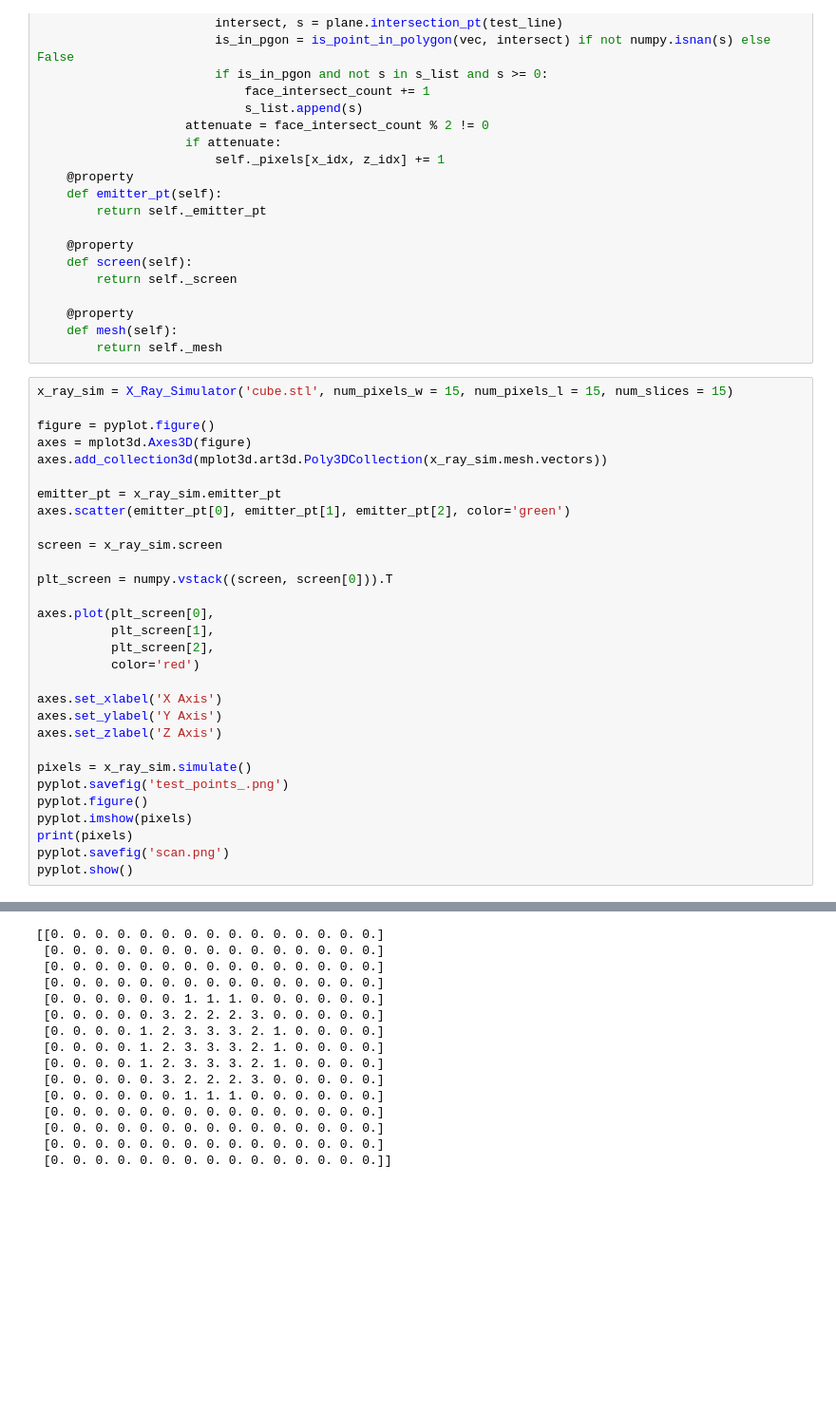
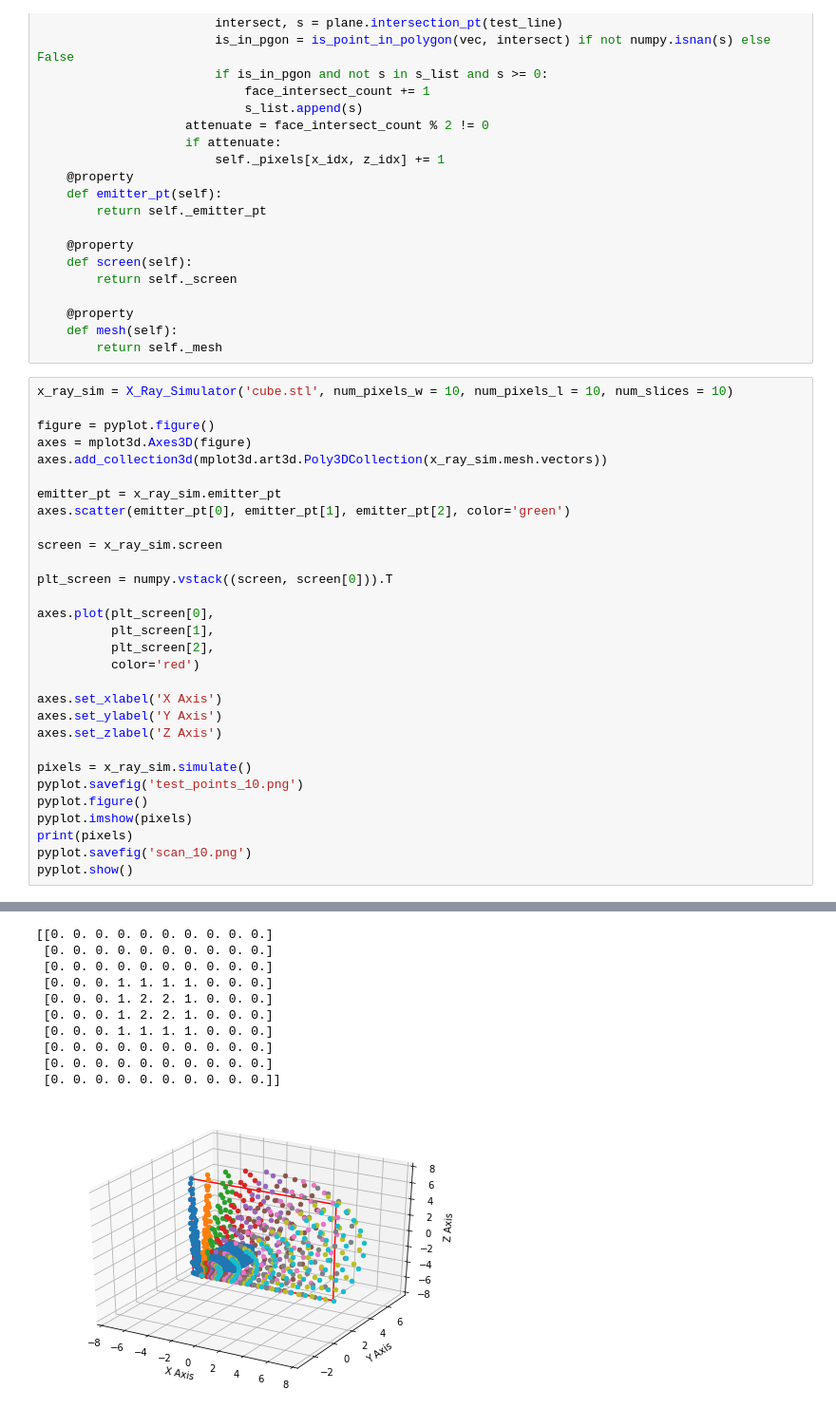
Before and after one commit to samnewhook/X_Ray_Simulator, a Jupyter notebook: Intellijoint_Technical_Assessment_Newhook.ipynb, the cells around one changed output, grey strips where cells are left out. Shown at 95% size. Saved outputs shown, nothing was run; the diff lists cells and outputs as text; blank space fills up the shorter version.

```diff
--- a/Intellijoint_Technical_Assessment_Newhook.ipynb
+++ b/Intellijoint_Technical_Assessment_Newhook.ipynb
@@ -237,7 +237,7 @@ class X_Ray_Simulator:
     def mesh(self):
         return self._mesh
 # %%
-x_ray_sim = X_Ray_Simulator('cube.stl', num_pixels_w = 15, num_pixels_l = 15, num_slices = 15)
+x_ray_sim = X_Ray_Simulator('cube.stl', num_pixels_w = 10, num_pixels_l = 10, num_slices = 10)
 
 figure = pyplot.figure()
 axes = mplot3d.Axes3D(figure)
@@ -260,10 +260,10 @@ axes.set_ylabel('Y Axis')
 axes.set_zlabel('Z Axis')
 
 pixels = x_ray_sim.simulate()
-pyplot.savefig('test_points_.png')
+pyplot.savefig('test_points_10.png')
 pyplot.figure()
 pyplot.imshow(pixels)
 print(pixels)
-pyplot.savefig('scan.png')
+pyplot.savefig('scan_10.png')
 pyplot.show()
 # %% [output]
@@ -274,15 +270,11 @@ pyplot.show()
-[[0. 0. 0. 0. 0. 0. 0. 0. 0. 0. 0. 0. 0. 0. 0.]
- [0. 0. 0. 0. 0. 0. 0. 0. 0. 0. 0. 0. 0. 0. 0.]
- [0. 0. 0. 0. 0. 0. 0. 0. 0. 0. 0. 0. 0. 0. 0.]
- [0. 0. 0. 0. 0. 0. 0. 0. 0. 0. 0. 0. 0. 0. 0.]
- [0. 0. 0. 0. 0. 0. 1. 1. 1. 0. 0. 0. 0. 0. 0.]
- [0. 0. 0. 0. 0. 3. 2. 2. 2. 3. 0. 0. 0. 0. 0.]
- [0. 0. 0. 0. 1. 2. 3. 3. 3. 2. 1. 0. 0. 0. 0.]
- [0. 0. 0. 0. 1. 2. 3. 3. 3. 2. 1. 0. 0. 0. 0.]
- [0. 0. 0. 0. 1. 2. 3. 3. 3. 2. 1. 0. 0. 0. 0.]
- [0. 0. 0. 0. 0. 3. 2. 2. 2. 3. 0. 0. 0. 0. 0.]
- [0. 0. 0. 0. 0. 0. 1. 1. 1. 0. 0. 0. 0. 0. 0.]
- [0. 0. 0. 0. 0. 0. 0. 0. 0. 0. 0. 0. 0. 0. 0.]
- [0. 0. 0. 0. 0. 0. 0. 0. 0. 0. 0. 0. 0. 0. 0.]
- [0. 0. 0. 0. 0. 0. 0. 0. 0. 0. 0. 0. 0. 0. 0.]
- [0. 0. 0. 0. 0. 0. 0. 0. 0. 0. 0. 0. 0. 0. 0.]]
+[[0. 0. 0. 0. 0. 0. 0. 0. 0. 0.]
+ [0. 0. 0. 0. 0. 0. 0. 0. 0. 0.]
+ [0. 0. 0. 0. 0. 0. 0. 0. 0. 0.]
+ [0. 0. 0. 1. 1. 1. 1. 0. 0. 0.]
+ [0. 0. 0. 1. 2. 2. 1. 0. 0. 0.]
+ [0. 0. 0. 1. 2. 2. 1. 0. 0. 0.]
+ [0. 0. 0. 1. 1. 1. 1. 0. 0. 0.]
+ [0. 0. 0. 0. 0. 0. 0. 0. 0. 0.]
+ [0. 0. 0. 0. 0. 0. 0. 0. 0. 0.]
+ [0. 0. 0. 0. 0. 0. 0. 0. 0. 0.]]
+[figure, added]
```
Also changed, not shown: parts of 1 cell of this notebook, 2 other files.
